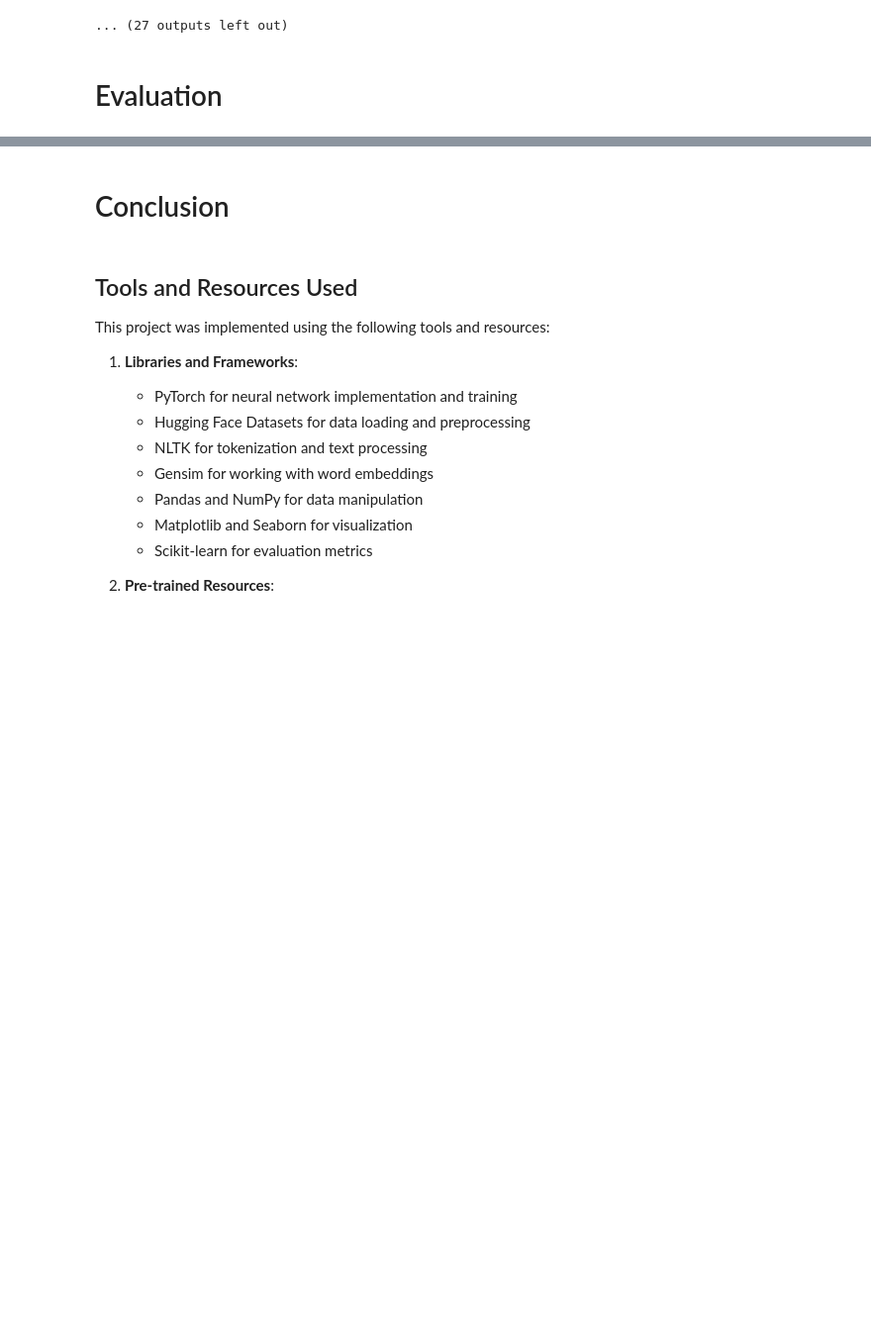
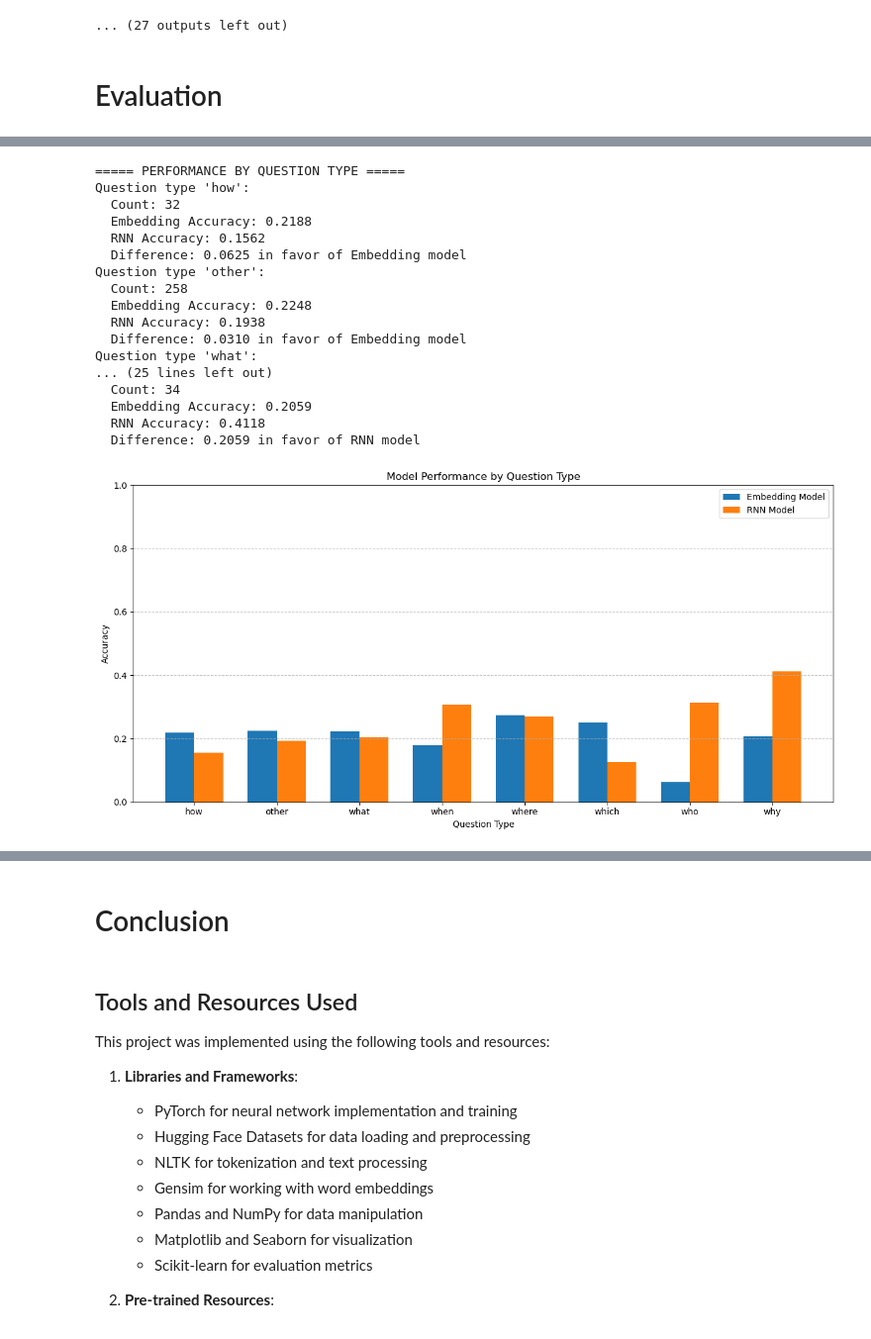
Before and after one commit to NevinJulian/HSLU.NLP, a Jupyter notebook: course_project/project_1.ipynb, the cells around one changed output, grey strips where cells are left out. Shown at 99% size. Saved outputs shown, nothing was run; the diff lists cells and outputs as text; code cells hidden in the pictures; blank space fills up the shorter version.

```diff
--- a/course_project/project_1.ipynb
+++ b/course_project/project_1.ipynb
@@ -2004,0 +2349,68 @@ These insights provide direction for future improvements beyond simple architect
+# %%
+# Performance by question type
+print("\n===== PERFORMANCE BY QUESTION TYPE =====")
+question_types = []
+for idx in range(len(test)):
+    question_type = get_question_type(test[idx]['question'])
+    question_types.append(question_type)
+
+question_types = np.array(question_types)
+unique_types = np.unique(question_types)
+
+embedding_by_type = []
+rnn_by_type = []
+
+for q_type in unique_types:
+    type_indices = question_types == q_type
+    if np.sum(type_indices) > 0:
+        embedding_accuracy = np.mean(embedding_correct[type_indices])
+        rnn_accuracy = np.mean(rnn_correct[type_indices])
+
+        embedding_by_type.append(embedding_accuracy)
+        rnn_by_type.append(rnn_accuracy)
+
+        print(f"Question type '{q_type}':")
+        print(f"  Count: {np.sum(type_indices)}")
+        print(f"  Embedding Accuracy: {embedding_accuracy:.4f}")
+        print(f"  RNN Accuracy: {rnn_accuracy:.4f}")
+        print(f"  Difference: {abs(embedding_accuracy - rnn_accuracy):.4f} in favor of "
+              f"{'Embedding' if embedding_accuracy > rnn_accuracy else 'RNN'} model")
+
+# Visualize performance by question type
+plt.figure(figsize=(12, 6))
+x = np.arange(len(unique_types))
+width = 0.35
+
+plt.bar(x - width/2, embedding_by_type, width, label='Embedding Model')
+plt.bar(x + width/2, rnn_by_type, width, label='RNN Model')
+
+plt.xlabel('Question Type')
+plt.ylabel('Accuracy')
+plt.title('Model Performance by Question Type')
+plt.xticks(x, unique_types)
+plt.ylim(0, 1.0)
+plt.legend()
+plt.grid(axis='y', linestyle='--', alpha=0.7)
+
+plt.tight_layout()
+plt.savefig('performance_by_question_type.png')
+plt.show()
+# %% [output]
+===== PERFORMANCE BY QUESTION TYPE =====
+Question type 'how':
+  Count: 32
+  Embedding Accuracy: 0.2188
+  RNN Accuracy: 0.1562
+  Difference: 0.0625 in favor of Embedding model
+Question type 'other':
+  Count: 258
+  Embedding Accuracy: 0.2248
+  RNN Accuracy: 0.1938
+  Difference: 0.0310 in favor of Embedding model
+Question type 'what':
+... (25 lines left out)
+  Count: 34
+  Embedding Accuracy: 0.2059
+  RNN Accuracy: 0.4118
+  Difference: 0.2059 in favor of RNN model
+[figure, added]
```
Also changed, not shown: parts of 24 cells of this notebook, 4 other files.
